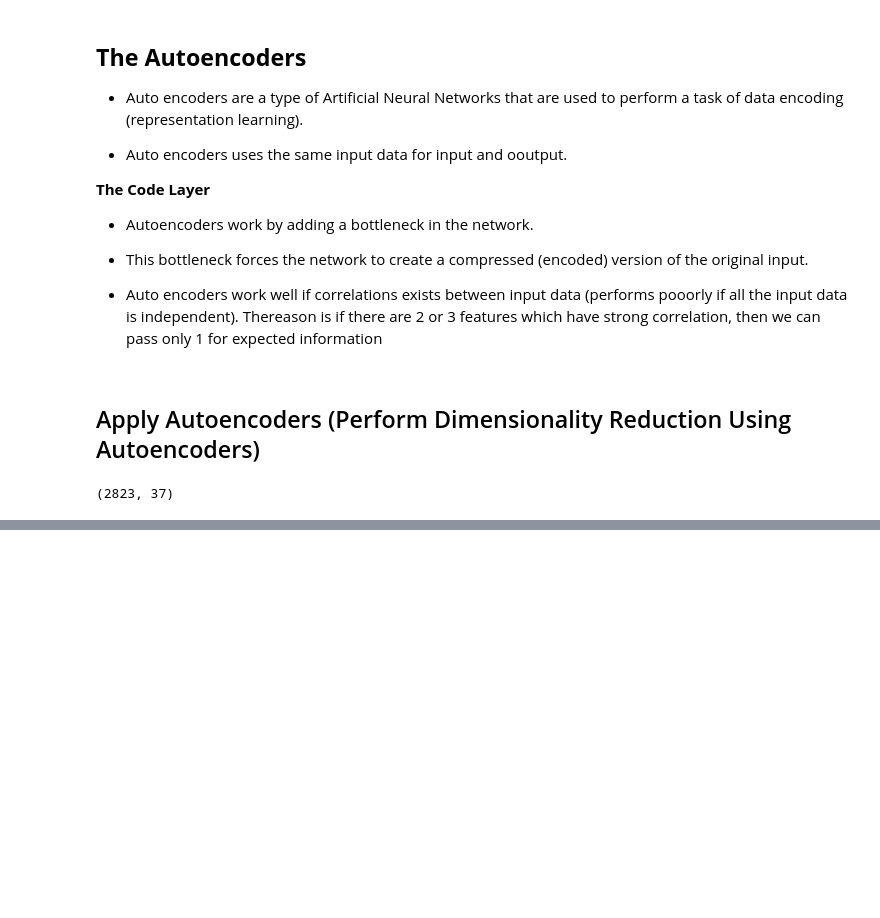
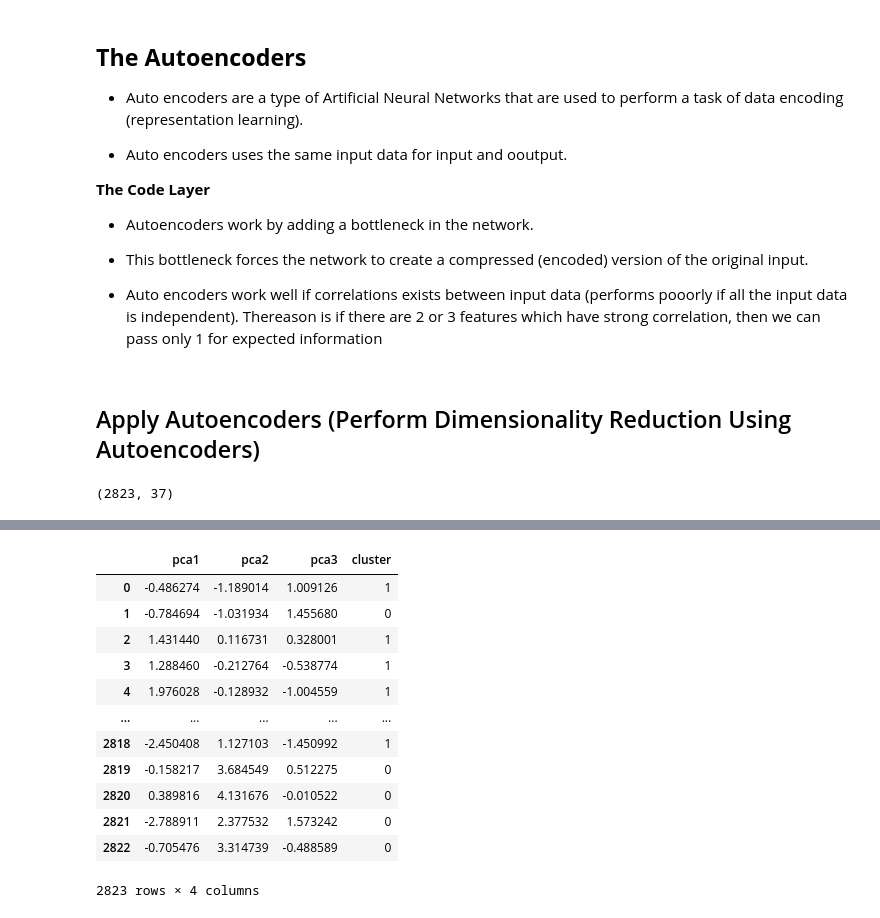
Before and after one commit to Priyo-prog/Artificial-Intelligence-Projects, a Jupyter notebook: AI in Marketing/marketing_ai.ipynb, the cells around one changed output, grey strips where cells are left out. Cells and saved outputs as stored; diff of their text form; code cells hidden in the pictures; blank space fills up the shorter version.

```diff
--- a/AI in Marketing/marketing_ai.ipynb
+++ b/AI in Marketing/marketing_ai.ipynb
@@ -809,0 +917,5 @@ autoencoder.compile(optimizer="adam", loss="mean_squared_error")
+# %%
+# Reduce the original data to 3 dimensions using PCA for visualizing the clusters
+pca = PCA(n_components=3)
+prin_comp = pca.fit_transform(sales_df_scaled)
+prin_comp
@@ -809,0 +930,3 @@ autoencoder.compile(optimizer="adam", loss="mean_squared_error")
+# %%
+pca_df = pd.DataFrame(data=prin_comp, columns=["pca1", "pca2", "pca3"])
+pca_df.head()
@@ -809,0 +940,18 @@ autoencoder.compile(optimizer="adam", loss="mean_squared_error")
+# %%
+# Concatenate the cluster labels to the dataframe
+pca_df = pd.concat([pca_df, pd.DataFrame({"cluster":labels})], axis=1)
+pca_df
+# %% [output]
+|  | pca1 | pca2 | pca3 | cluster |
+| 0 | -0.486274 | -1.189014 | 1.009126 | 1 |
+| 1 | -0.784694 | -1.031934 | 1.455680 | 0 |
+| 2 | 1.431440 | 0.116731 | 0.328001 | 1 |
+| 3 | 1.288460 | -0.212764 | -0.538774 | 1 |
+| 4 | 1.976028 | -0.128932 | -1.004559 | 1 |
+| ... | ... | ... | ... | ... |
+| 2818 | -2.450408 | 1.127103 | -1.450992 | 1 |
+| 2819 | -0.158217 | 3.684549 | 0.512275 | 0 |
+| 2820 | 0.389816 | 4.131676 | -0.010522 | 0 |
+| 2821 | -2.788911 | 2.377532 | 1.573242 | 0 |
+| 2822 | -0.705476 | 3.314739 | -0.488589 | 0 |
+2823 rows × 4 columns
```
Also changed, not shown: parts of 27 cells of this notebook.
